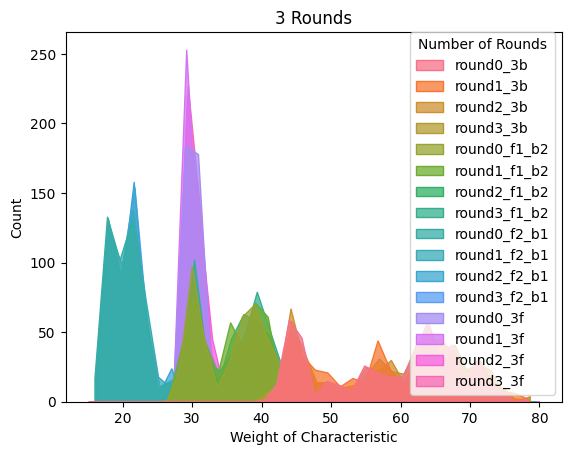
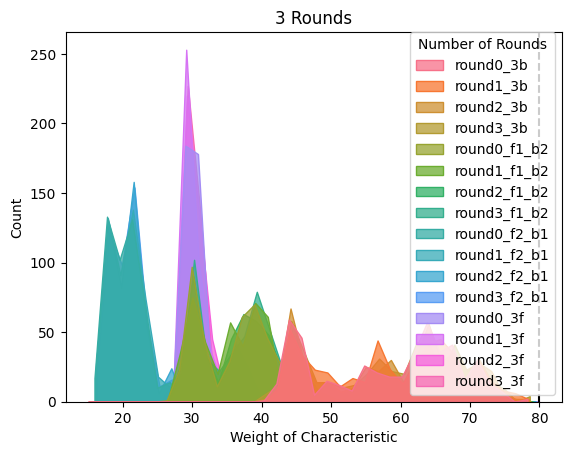
Unified diff of the notebook cell whose output changed from the first chart to the second:
--- before
+++ after
@@ -21,4 +21,10 @@
     )
 
+    x_0, x_1 = ax.get_xlim()
+    if x_0-5 < 80 < x_1+5:
+        ax.axvline(x=80, color='k', linestyle='--', linewidth=1.5)
+    if x_0 < 128 < x_1:
+        ax.axvline(x=128, color='k', linestyle='--', linewidth=1.5)
+
     ax.set_xlabel("Weight of Characteristic")
     ax.set_title(f"{rounds} Rounds")

Commit: backwards optimized 4/4 analysis